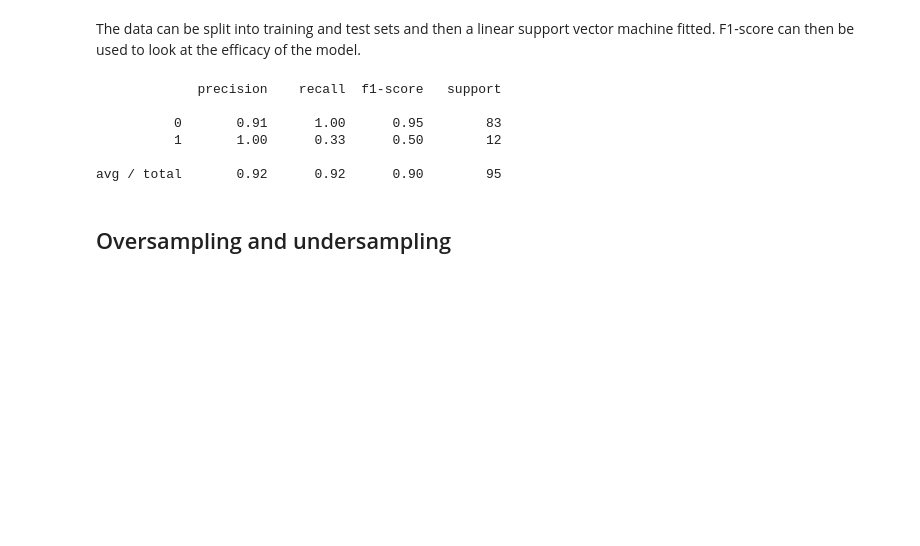
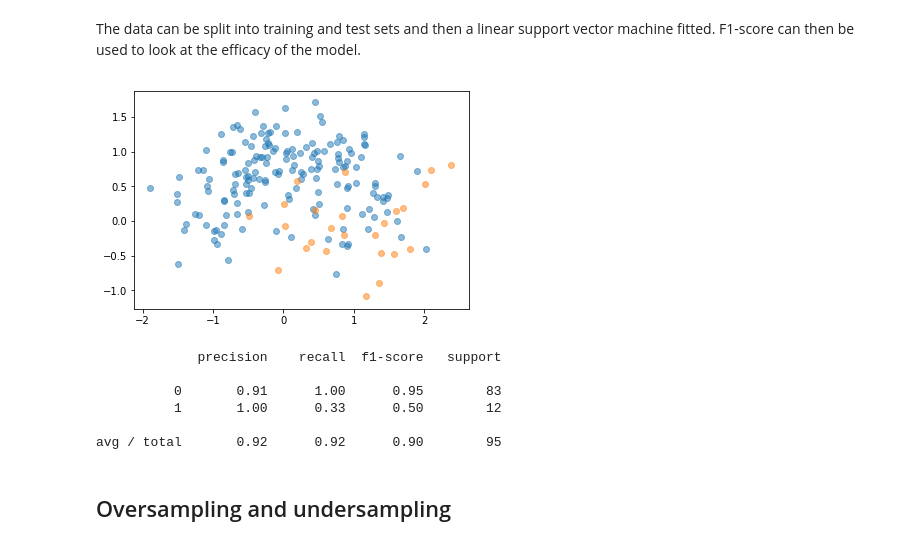
Before and after one commit to jjfallon/imbalanced-classes, a Jupyter notebook: pre-processing.ipynb, the cells around one changed output. Saved outputs shown, nothing was run; the diff lists cells and outputs as text; code cells hidden in the pictures; blank space fills up the shorter version.

```diff
--- a/pre-processing.ipynb
+++ b/pre-processing.ipynb
@@ -48,17 +44,19 @@ The data can be split into training and test sets and then a linear support vect
 # %%
 # Train test split
 X_train, X_test, y_train, y_test = train_test_split(X_, y_, test_size=0.33, random_state=40, stratify=y_)
+plot_data(X_train, y_train)
 
 # Define and fit model
 model = SVC(random_state=40, probability=True)
 model.fit(X_train, y_train)
 
 # Make predictions
 y_predict = model.predict(X_test)
 
 # Output the precision, recall and f1-score
 print classification_report(y_true=y_test, y_pred=y_predict)
 # %% [output]
+[figure, added]
              precision    recall  f1-score   support
 
           0       0.91      1.00      0.95        83
```
Also changed, not shown: parts of 10 cells of this notebook, 1 other file.
